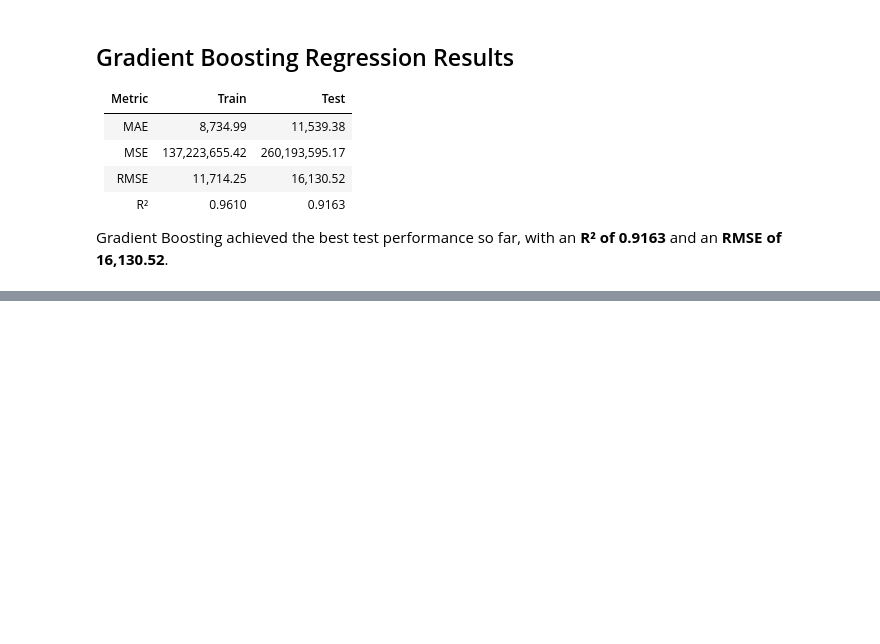
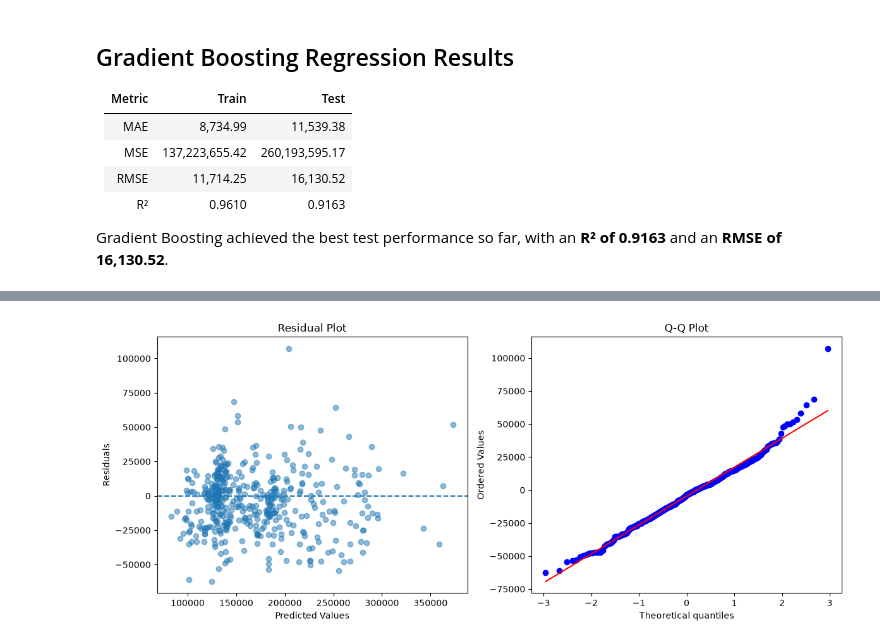
Before and after one commit to Mohamadzf23/ames-housing-price-prediction, a Jupyter notebook: src/ames_housing_price_prediction.ipynb, the cells around one changed output, grey strips where cells are left out. Cells and saved outputs as stored; diff of their text form; code cells hidden in the pictures; blank space fills up the shorter version.

Commit message:
Train and evaluate AdaBoost Regressor

```diff
--- a/src/ames_housing_price_prediction.ipynb
+++ b/src/ames_housing_price_prediction.ipynb
@@ -3116,0 +3121,8 @@ Gradient Boosting achieved the best test performance so far, with an **R² of 0.
+# %%
+ada = AdaBoostRegressor(
+    n_estimators=500,
+    learning_rate=0.1,
+    random_state=42
+)
+
+ada.fit(X_train_scaled, y_train)
@@ -3116,0 +3155,4 @@ Gradient Boosting achieved the best test performance so far, with an **R² of 0.
+# %%
+plot_residuals_qq(ada, X_test_scaled, y_test)
+# %% [output]
+[figure, added]
```
Also changed, not shown: parts of 8 cells of this notebook.
